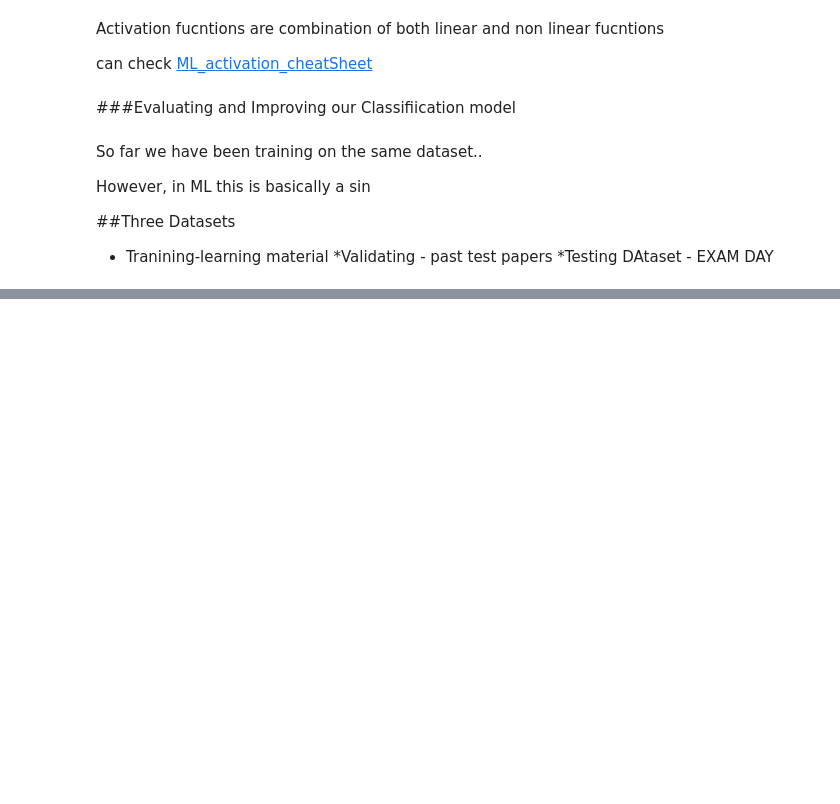
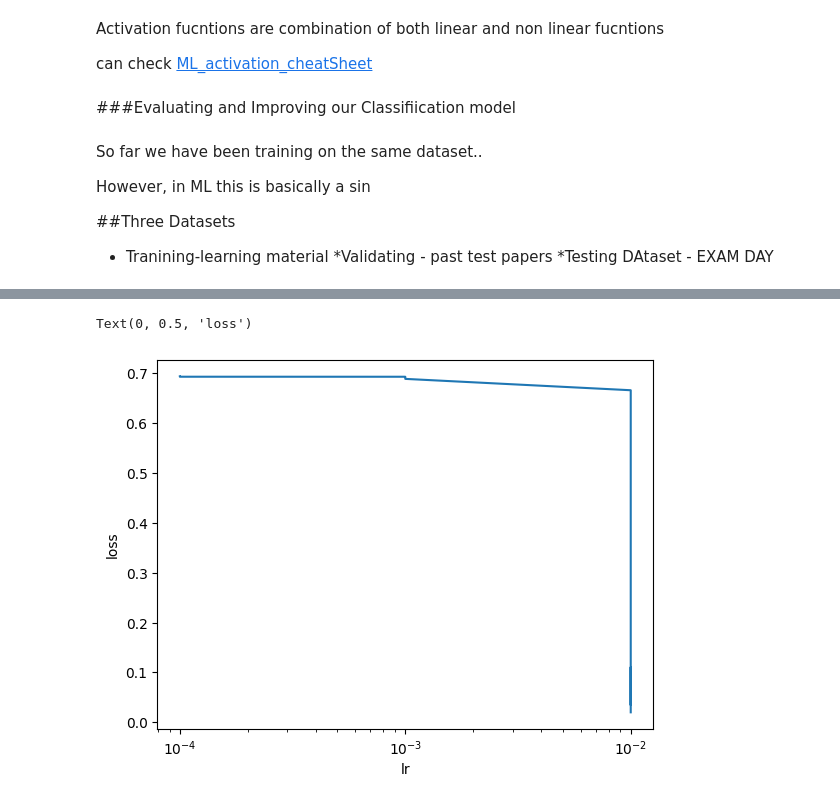
Before and after one commit to ALOK158/Neural_Network_TensorFlow, a Jupyter notebook: Neural_Network_Classification_TensorFlow.ipynb, the cells around one changed output, grey strips where cells are left out. Cells and saved outputs as stored; diff of their text form; code cells hidden in the pictures; blank space fills up the shorter version.

```diff
--- a/Neural_Network_Classification_TensorFlow.ipynb
+++ b/Neural_Network_Classification_TensorFlow.ipynb
@@ -410,0 +489,7 @@ model_n.evaluate(x_test,y_test)
+# %%
+plt.semilogx(history_x.history["learning_rate"], history_x.history["loss"])
+plt.xlabel("lr")
+plt.ylabel("loss")
+# %% [output]
+Text(0, 0.5, 'loss')
+[figure, added]
```
Also changed, not shown: parts of 52 cells of this notebook.
